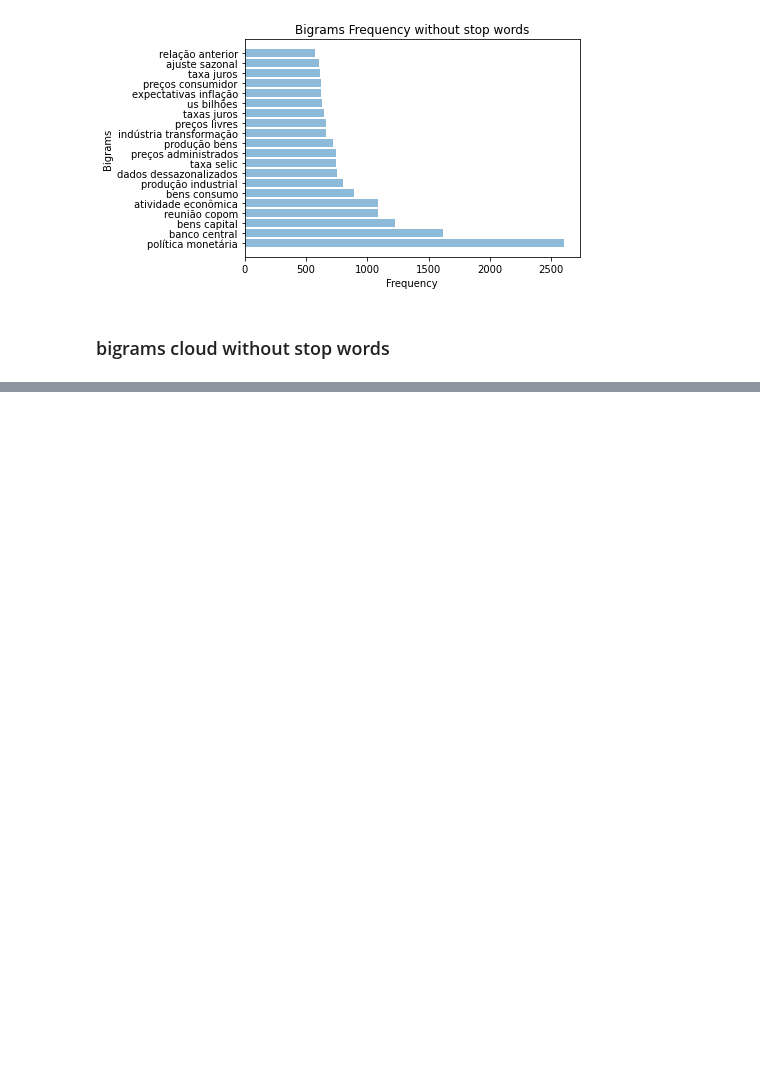
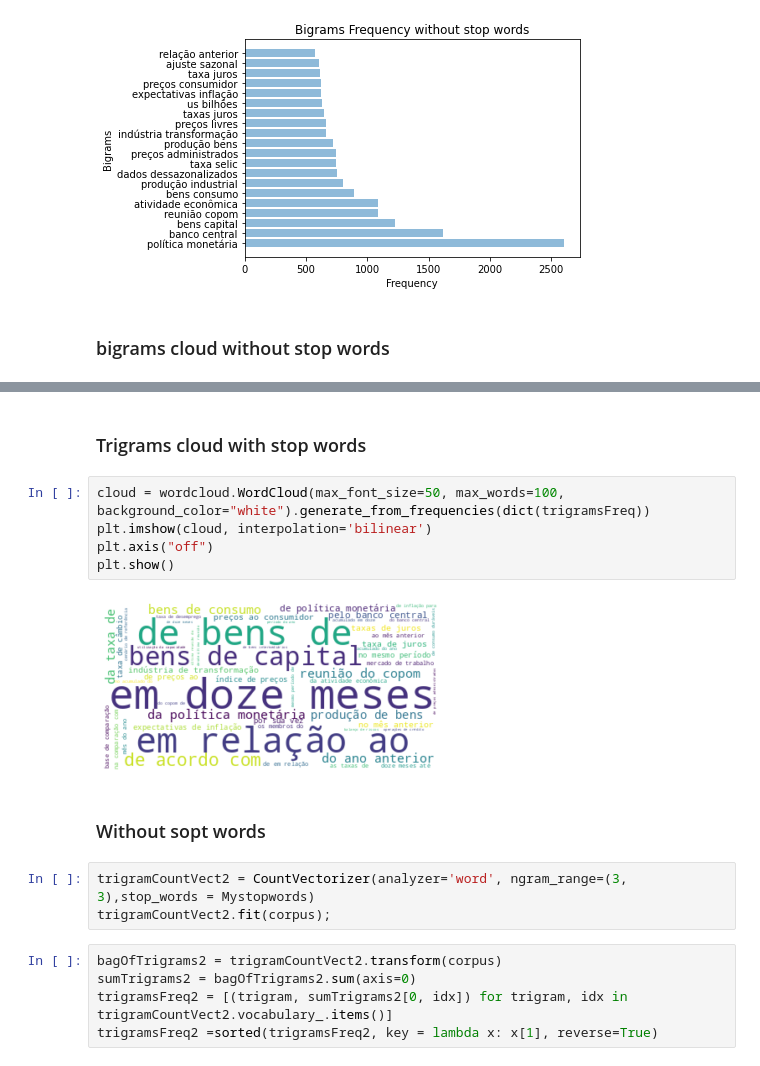
Before and after one commit to ajdavidl/corpus-atas-copom, a Jupyter notebook: corpus-exploration-in-python.ipynb, the cells around one changed output, grey strips where cells are left out. Cells and saved outputs as stored; diff of their text form; blank space fills up the shorter version.

```diff
--- a/corpus-exploration-in-python.ipynb
+++ b/corpus-exploration-in-python.ipynb
@@ -244,0 +276,19 @@ plt.show()
+# %% [markdown]
+### Trigrams cloud with stop words
+# %%
+cloud = wordcloud.WordCloud(max_font_size=50, max_words=100, background_color="white").generate_from_frequencies(dict(trigramsFreq))
+plt.imshow(cloud, interpolation='bilinear')
+plt.axis("off")
+plt.show()
+# %% [output]
+[figure, added]
+# %% [markdown]
+### Without sopt words
+# %%
+trigramCountVect2 = CountVectorizer(analyzer='word', ngram_range=(3, 3),stop_words = Mystopwords)
+trigramCountVect2.fit(corpus);
+# %%
+bagOfTrigrams2 = trigramCountVect2.transform(corpus)
+sumTrigrams2 = bagOfTrigrams2.sum(axis=0)
+trigramsFreq2 = [(trigram, sumTrigrams2[0, idx]) for trigram, idx in trigramCountVect2.vocabulary_.items()]
+trigramsFreq2 =sorted(trigramsFreq2, key = lambda x: x[1], reverse=True)
```
Also changed, not shown: parts of 16 cells of this notebook.
